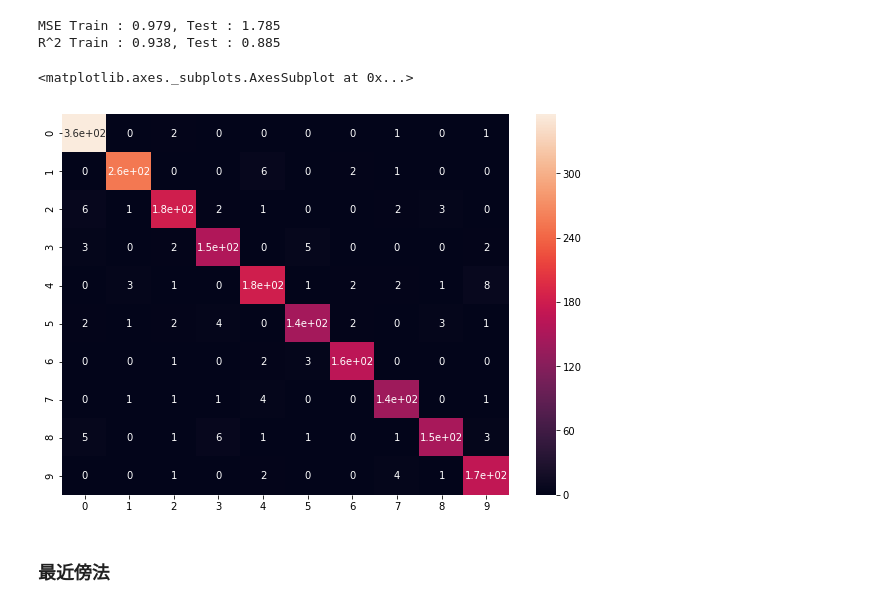
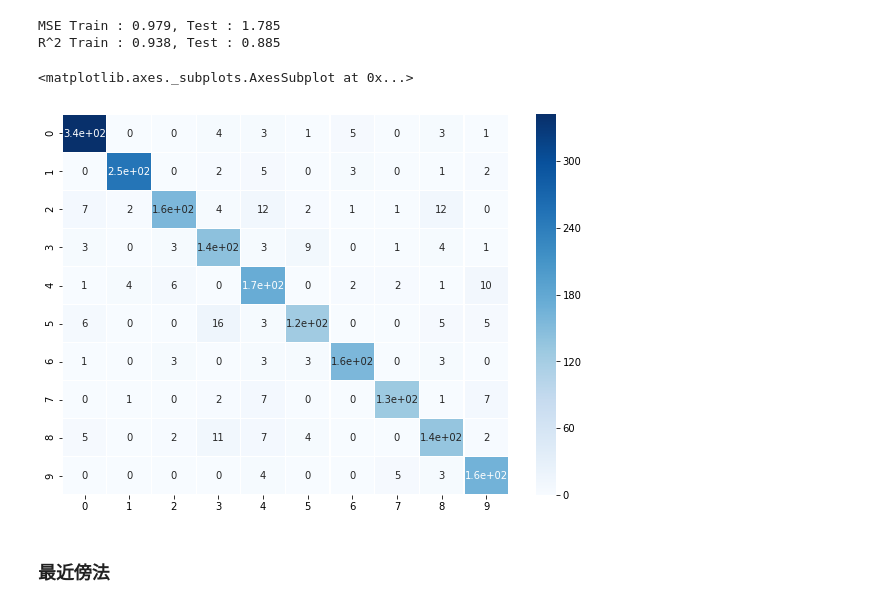
Before and after one commit to sorashido/esl-learn, a Jupyter notebook: chapter2.ipynb, the cells around one changed output. Drawn from its saved outputs; the diff is of its cells as text; code cells hidden in the pictures.

```diff
--- a/chapter2.ipynb
+++ b/chapter2.ipynb
@@ -90,8 +90,8 @@ plt.show()
 import pandas as pd
 import numpy as np
 # %%
-train_data = pd.read_csv("./data/chapter2/train", sep=" ", header=None).dropna(how='all', axis=1)
-test_data = pd.read_csv("./data/chapter2/test", sep=" ", header=None)
+train_data = pd.read_csv("./data/zipcode/zip.train", sep=" ", header=None).dropna(how='all', axis=1)
+test_data = pd.read_csv("./data/zipcode/zip.test", sep=" ", header=None)
 # %%
 train_data.head()
 # %% [output]
@@ -132,10 +132,10 @@ import seaborn as sn
 # %%
 cnf_matrix = confusion_matrix(y_test, y_test_pred)
 plt.figure(figsize = (10, 7))
-sn.heatmap(cnf_matrix, annot=True)
+sn.heatmap(cnf_matrix, annot=True, cmap="Blues", linewidths=0.1)
 # %% [output]
 <matplotlib.axes._subplots.AxesSubplot at 0x...>
-[figure, old version]
+[figure, new version]
 # %% [markdown]
 ### 最近傍法
 # %%
```
Also changed, not shown: parts of 1 cell of this notebook, 2 other files.
